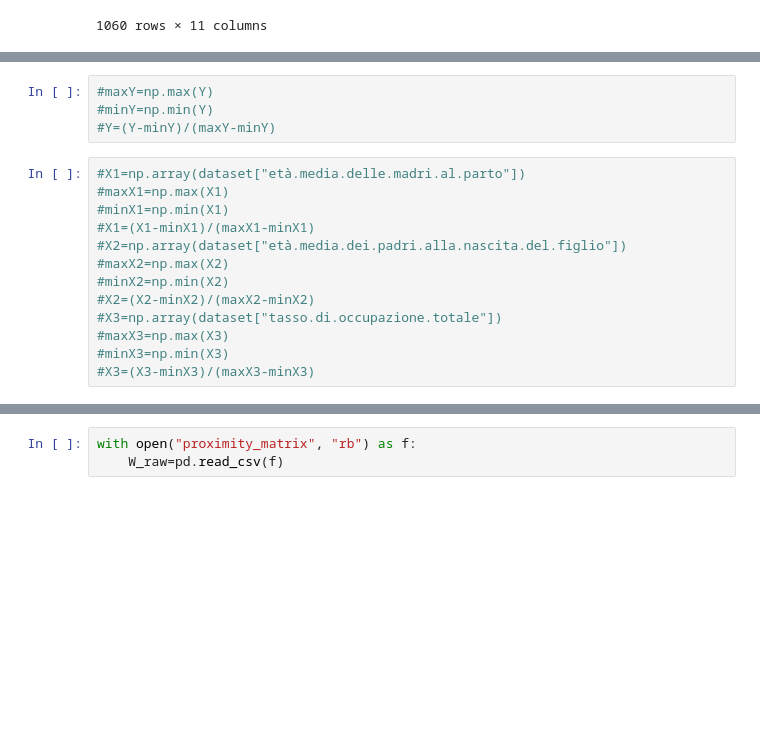
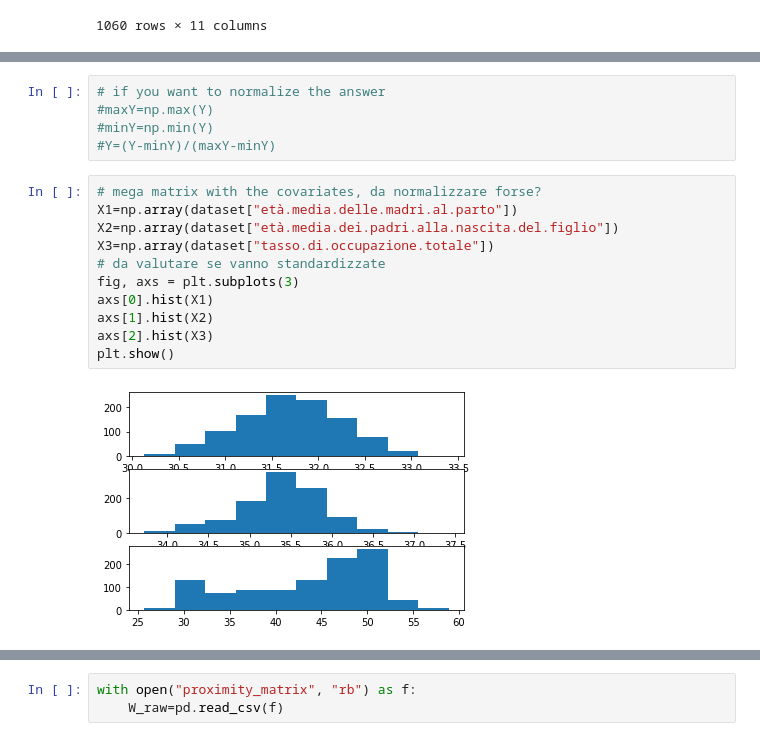
Before and after one commit to richilazza99/bayesian-project, a Jupyter notebook: True_Dataset_model.ipynb, the cells around one changed output, grey strips where cells are left out. Saved outputs shown, nothing was run; the diff lists cells and outputs as text; blank space fills up the shorter version.

```diff
--- a/True_Dataset_model.ipynb
+++ b/True_Dataset_model.ipynb
@@ -33,18 +54,19 @@ Y=np.array(dataset["tasso.di.fecondità.totale"])
 # %%
+# if you want to normalize the answer
 #maxY=np.max(Y)
 #minY=np.min(Y)
 #Y=(Y-minY)/(maxY-minY)
 # %%
-#X1=np.array(dataset["età.media.delle.madri.al.parto"])
-#maxX1=np.max(X1)
-#minX1=np.min(X1)
-#X1=(X1-minX1)/(maxX1-minX1)
-#X2=np.array(dataset["età.media.dei.padri.alla.nascita.del.figlio"])
-#maxX2=np.max(X2)
-#minX2=np.min(X2)
-#X2=(X2-minX2)/(maxX2-minX2)
-#X3=np.array(dataset["tasso.di.occupazione.totale"])
-#maxX3=np.max(X3)
-#minX3=np.min(X3)
-#X3=(X3-minX3)/(maxX3-minX3)
+# mega matrix with the covariates, da normalizzare forse?
+X1=np.array(dataset["età.media.delle.madri.al.parto"])
+X2=np.array(dataset["età.media.dei.padri.alla.nascita.del.figlio"])
+X3=np.array(dataset["tasso.di.occupazione.totale"])
+# da valutare se vanno standardizzate
+fig, axs = plt.subplots(3)
+axs[0].hist(X1)
+axs[1].hist(X2)
+axs[2].hist(X3)
+plt.show()
+# %% [output]
+[figure, added]
 # %%
```
Also changed, not shown: parts of 11 cells of this notebook, 4 other files.
